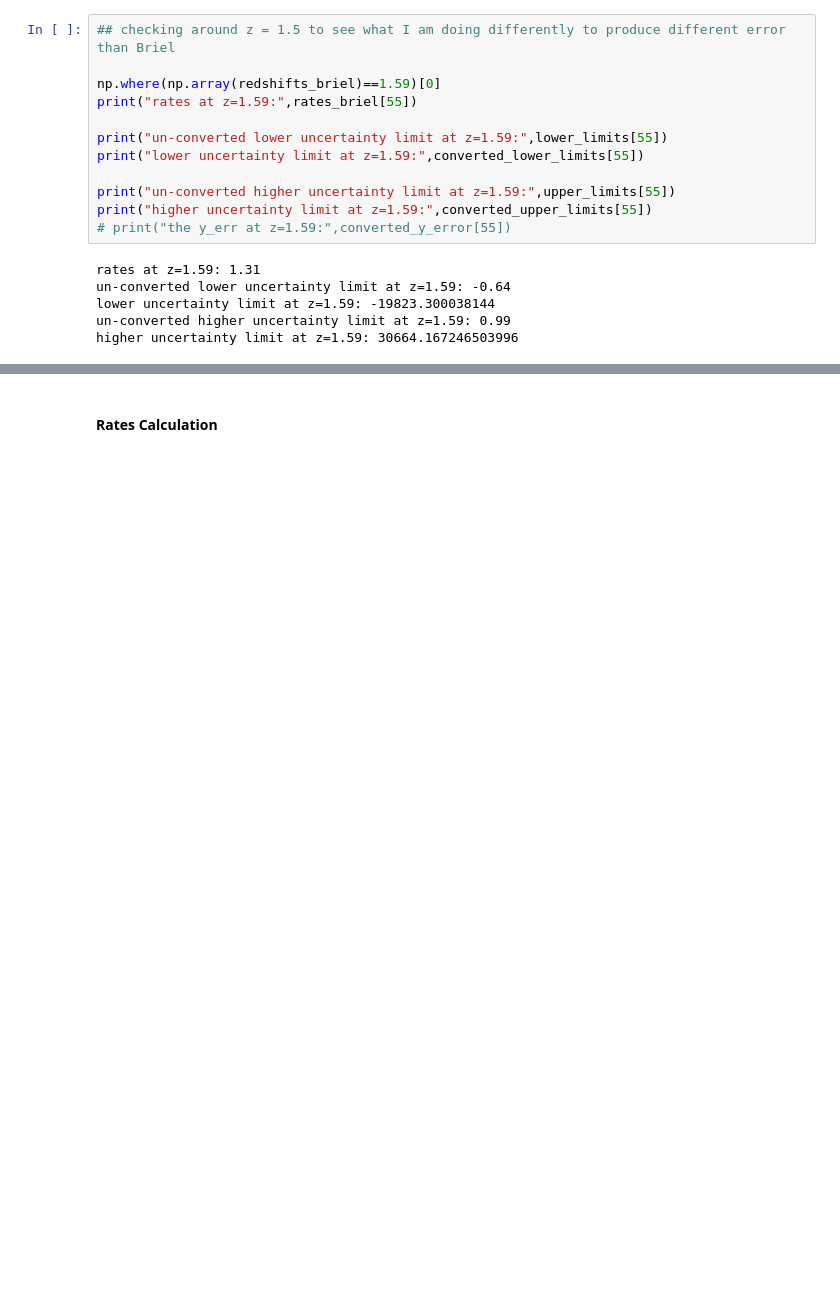
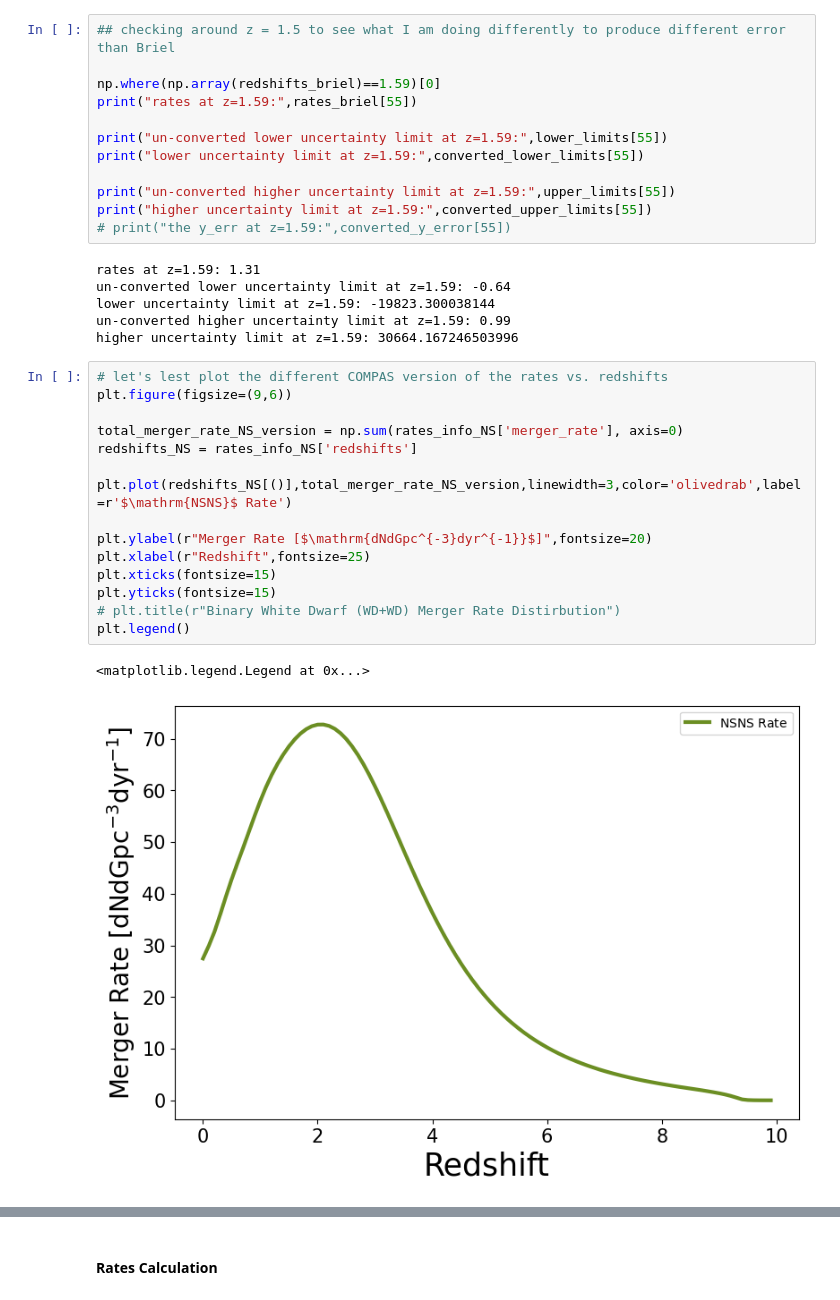
Before and after one commit to melanie-santiago26/research_work, a Jupyter notebook: making_figures/rates_analysis.ipynb, the cells around one changed output, grey strips where cells are left out. Drawn from its saved outputs; the diff is of its cells as text; blank space fills up the shorter version.

```diff
--- a/making_figures/rates_analysis.ipynb
+++ b/making_figures/rates_analysis.ipynb
@@ -431,6 +463,24 @@ un-converted lower uncertainty limit at z=1.59: -0.64
 lower uncertainty limit at z=1.59: -19823.300038144
 un-converted higher uncertainty limit at z=1.59: 0.99
 higher uncertainty limit at z=1.59: 30664.167246503996
+# %%
+# let's lest plot the different COMPAS version of the rates vs. redshifts
+plt.figure(figsize=(9,6))
+
+total_merger_rate_NS_version = np.sum(rates_info_NS['merger_rate'], axis=0)
+redshifts_NS = rates_info_NS['redshifts']
+
+plt.plot(redshifts_NS[()],total_merger_rate_NS_version,linewidth=3,color='olivedrab',label=r'$\mathrm{NSNS}$ Rate')
+
+plt.ylabel(r"Merger Rate [$\mathrm{dNdGpc^{-3}dyr^{-1}}$]",fontsize=20)
+plt.xlabel(r"Redshift",fontsize=25)
+plt.xticks(fontsize=15)
+plt.yticks(fontsize=15)
+# plt.title(r"Binary White Dwarf (WD+WD) Merger Rate Distirbution")
+plt.legend()
+# %% [output]
+<matplotlib.legend.Legend at 0x...>
+[figure, added]
 # %%
 # let's plot the merger rates over redshift
 
```
Also changed, not shown: parts of 8 cells of this notebook, 2 other files.
